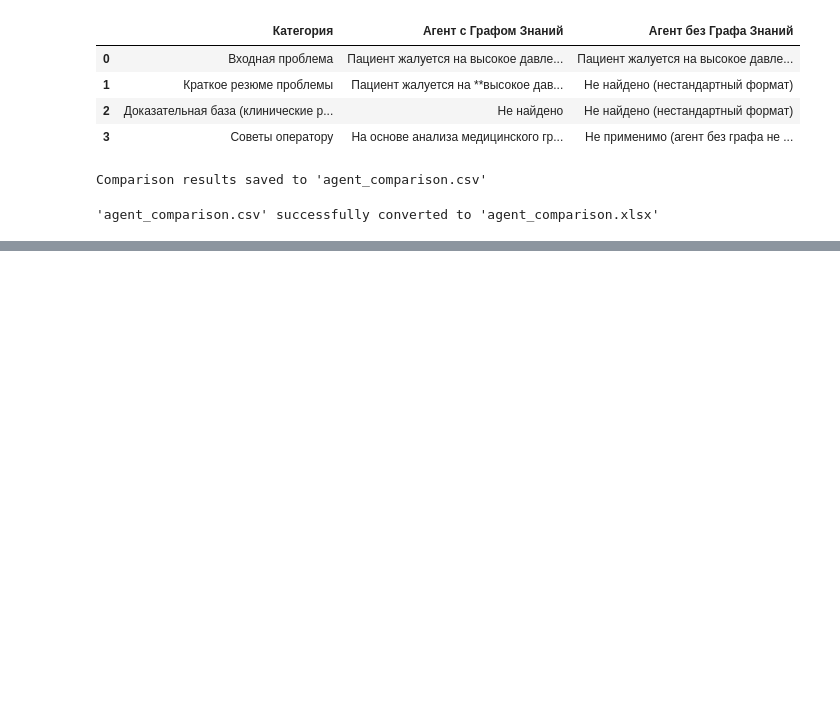
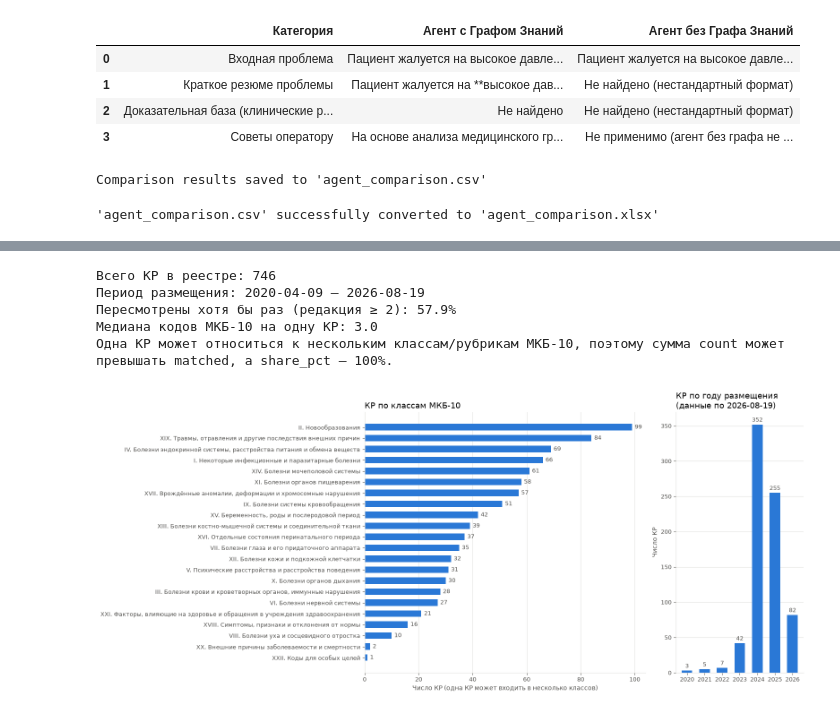
Before and after one commit to D2718281828nis/LLM_agent-FireCrawl-Graph, a Jupyter notebook: Telemed-conf-AI-assistant.ipynb, the cells around one changed output, grey strips where cells are left out. Drawn from its saved outputs; the diff is of its cells as text; code cells hidden in the pictures; blank space fills up the shorter version.

Commit message:
doctor's actions and graph

```diff
--- a/Telemed-conf-AI-assistant.ipynb
+++ b/Telemed-conf-AI-assistant.ipynb
@@ -355,6 +382,18 @@ def _payload(result: Any) -> dict:
     """Unwrap the common Firecrawl {'data': ...} response envelope."""
     value = _as_dict(result)
     return _as_dict(value["data"]) if "data" in value else value
+
+
+def _parse_registry_date(value: str):
+    """Даты реестра — M/D/YYYY («10/3/2024» — 3 октября 2024); поддерживаем и DD.MM.YYYY."""
+    fmt = "%d.%m.%Y" if "." in value else "%m/%d/%Y"
+    return pd.to_datetime(value, format=fmt, errors="coerce")
+
+
+def _registry_date_iso(value: str) -> str:
+    """ISO-дата для LLM: «10/3/2024» модель на русском читает как 10 марта, а это 3 октября."""
+    parsed = _parse_registry_date(value)
+    return value if pd.isna(parsed) else parsed.strftime("%Y-%m-%d")
 
 
 # Разговорные синонимы -> ключевые слова, встречающиеся в официальных названиях
@@ -404,7 +443,7 @@ def search_clinical_guidelines_ru(condition: str, language: str = "ru") -> str:
             "id": row["ID"],
             "name": row["Наименование"],
             "mkb10": row["МКБ-10"],
-            "publication_date": row["Дата размещения КР"],
+            "publication_date": _registry_date_iso(row["Дата размещения КР"]),
             "url": DETAIL_URL_TEMPLATE.format(clinical_id=row["ID"]),
         }
         for _, row in matches.iterrows()
@@ -1001,0 +1977,46 @@ print(f"'{csv_filename}' successfully converted to '{xlsx_filename}'")
+# %%
+# Детерминированный обзор реестра (без LLM): ключевые цифры и два графика.
+overview = registry_statistics("icd10_chapter", top_n=len(ICD10_CHAPTERS))
+by_year = registry_statistics("year")
+print(f"Всего КР в реестре: {overview['registry_total']}")
+print(f"Период размещения: {overview['summary']['published_first']} — {overview['summary']['published_last']}")
+print(f"Пересмотрены хотя бы раз (редакция ≥ 2): {overview['summary']['revised_share_pct']}%")
+print(f"Медиана кодов МКБ-10 на одну КР: {overview['summary']['median_icd10_codes_per_cr']}")
+print(overview["note"])
+
+BAR_COLOR, TEXT_MUTED, GRID_COLOR = "#2a78d6", "#52514e", "#e4e3df"
+fig, (ax_chapters, ax_years) = plt.subplots(
+    1, 2, figsize=(16, 7), gridspec_kw={"width_ratios": [2.2, 1]}
+)
+
+chapters = overview["groups"][::-1]  # самые частые классы — сверху
+ax_chapters.barh([g["group"] for g in chapters], [g["count"] for g in chapters],
+                 height=0.6, color=BAR_COLOR)
+for i, g in enumerate(chapters):
+    ax_chapters.text(g["count"] + 1, i, str(g["count"]), va="center", fontsize=9, color=TEXT_MUTED)
+ax_chapters.set_title("КР по классам МКБ-10", loc="left", fontsize=13)
+ax_chapters.set_xlabel("Число КР (одна КР может входить в несколько классов)", color=TEXT_MUTED)
+
+years = by_year["groups"]
+ax_years.bar([g["group"] for g in years], [g["count"] for g in years], width=0.6, color=BAR_COLOR)
+for g in years:
+    ax_years.text(g["group"], g["count"] + 4, str(g["count"]), ha="center", fontsize=9, color=TEXT_MUTED)
+ax_years.set_title(f"КР по году размещения\n(данные по {overview['summary']['published_last']})",
+                   loc="left", fontsize=13)
+ax_years.set_ylabel("Число КР", color=TEXT_MUTED)
+
+for ax in (ax_chapters, ax_years):
+    ax.spines[["top", "right"]].set_visible(False)
+    ax.spines[["left", "bottom"]].set_color(GRID_COLOR)
+    ax.tick_params(colors=TEXT_MUTED, labelsize=9)
+    ax.grid(axis="x" if ax is ax_chapters else "y", color=GRID_COLOR, linewidth=0.8)
+    ax.set_axisbelow(True)
+plt.tight_layout()
+plt.show()
+# %% [output]
+Всего КР в реестре: 746
+Период размещения: 2020-04-09 — 2026-08-19
+Пересмотрены хотя бы раз (редакция ≥ 2): 57.9%
+Медиана кодов МКБ-10 на одну КР: 3.0
+Одна КР может относиться к нескольким классам/рубрикам МКБ-10, поэтому сумма count может превышать matched, а share_pct — 100%.
+[figure, added]
```
Also changed, not shown: parts of 16 cells of this notebook, 2 other files.
